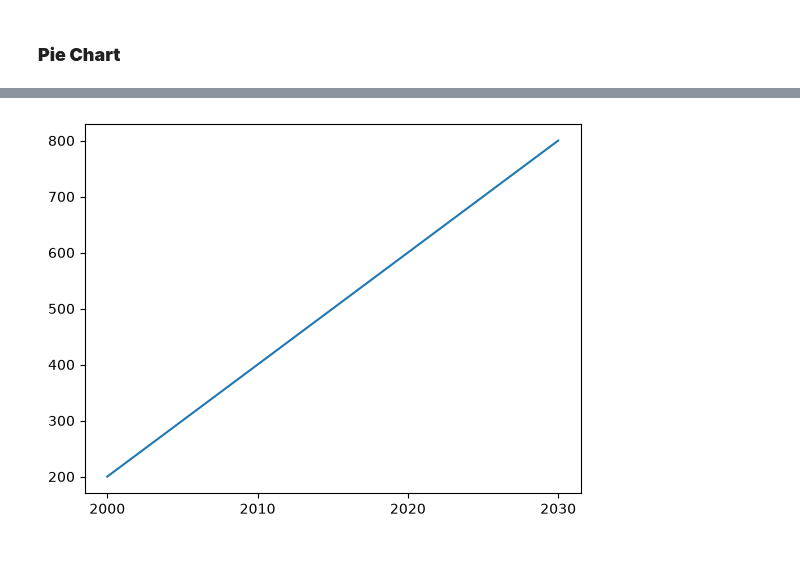
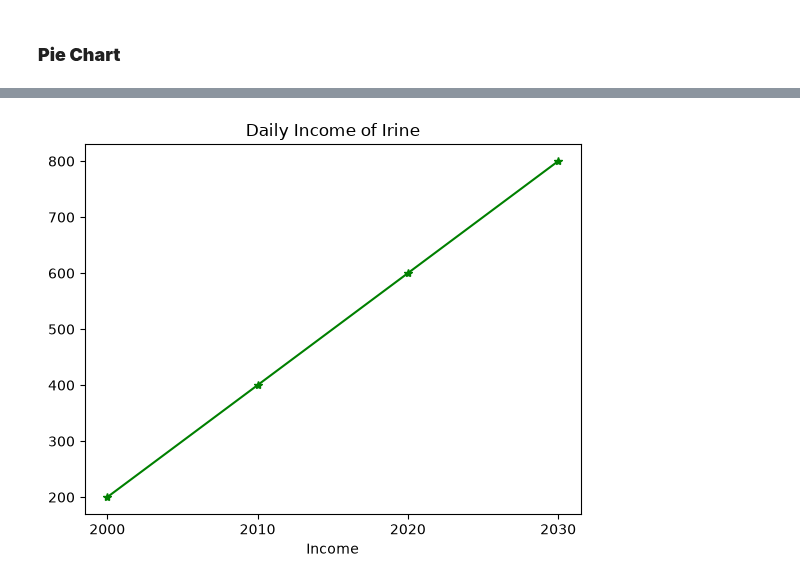
Before and after one commit to Irinejeba/Advanced-Python, a Jupyter notebook: Matplotlib.ipynb, the cells around one changed output, grey strips where cells are left out. Saved outputs shown, nothing was run; the diff lists cells and outputs as text; code cells hidden in the pictures; blank space fills up the shorter version.

```diff
--- a/Matplotlib.ipynb
+++ b/Matplotlib.ipynb
@@ -72,7 +70,10 @@ ValueError: Invalid RGBA argument: 'dark orange'
 # %%
 years =["2000","2010","2020","2030"]
 income = [200,400,600,800]
-plt.plot(years,income)
+plt.title("Daily Income of Irine")
+plt.xlabel("Years")
+plt.xlabel("Income")
+plt.plot(years,income,c='g',marker="*")
 plt.show();
 # %% [output]
-[figure, old version]
+[figure, new version]
```
Also changed, not shown: parts of 4 cells of this notebook.
